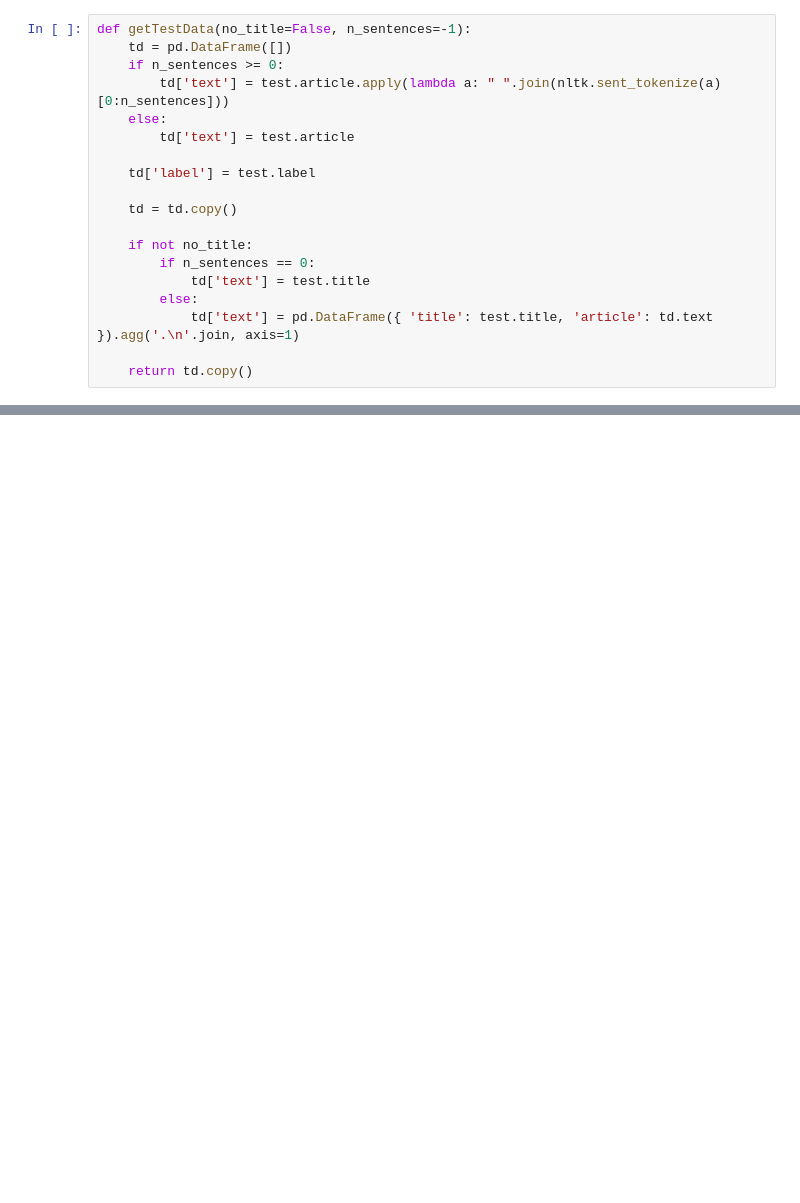
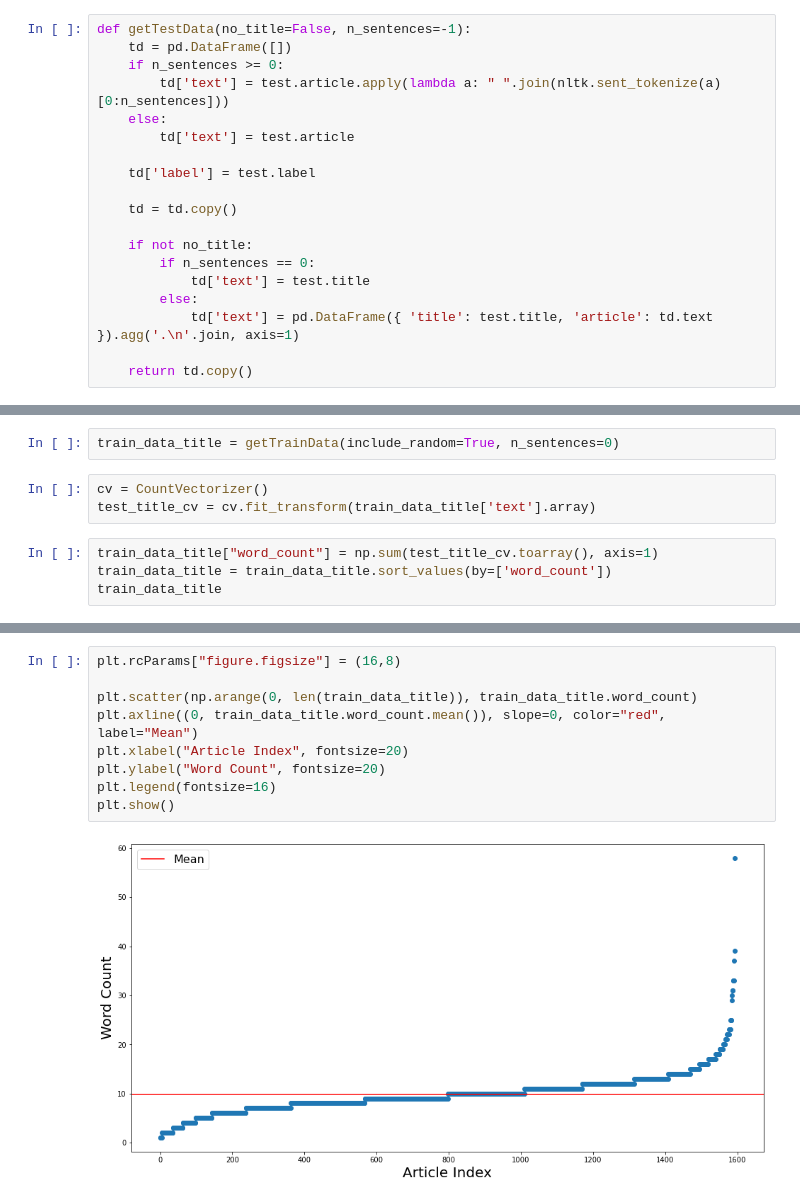
Before and after one commit to ryptoc/4N-Negative-News-Neural-Nets---ML-Project, a Jupyter notebook: project/Preprocessing.ipynb, the cells around one changed output, grey strips where cells are left out. Saved outputs shown, nothing was run; the diff lists cells and outputs as text; blank space fills up the shorter version.

```diff
--- a/project/Preprocessing.ipynb
+++ b/project/Preprocessing.ipynb
@@ -285,0 +341,9 @@ def getTestData(no_title=False, n_sentences=-1):
+# %%
+train_data_title = getTrainData(include_random=True, n_sentences=0)
+# %%
+cv = CountVectorizer()
+test_title_cv = cv.fit_transform(train_data_title['text'].array)
+# %%
+train_data_title["word_count"] = np.sum(test_title_cv.toarray(), axis=1)
+train_data_title = train_data_title.sort_values(by=['word_count'])
+train_data_title
@@ -285,0 +376,11 @@ def getTestData(no_title=False, n_sentences=-1):
+# %%
+plt.rcParams["figure.figsize"] = (16,8)
+
+plt.scatter(np.arange(0, len(train_data_title)), train_data_title.word_count)
+plt.axline((0, train_data_title.word_count.mean()), slope=0, color="red", label="Mean")
+plt.xlabel("Article Index", fontsize=20)
+plt.ylabel("Word Count", fontsize=20)
+plt.legend(fontsize=16)
+plt.show()
+# %% [output]
+[figure, added]
```
Also changed, not shown: parts of 14 cells of this notebook, 5 other files.
